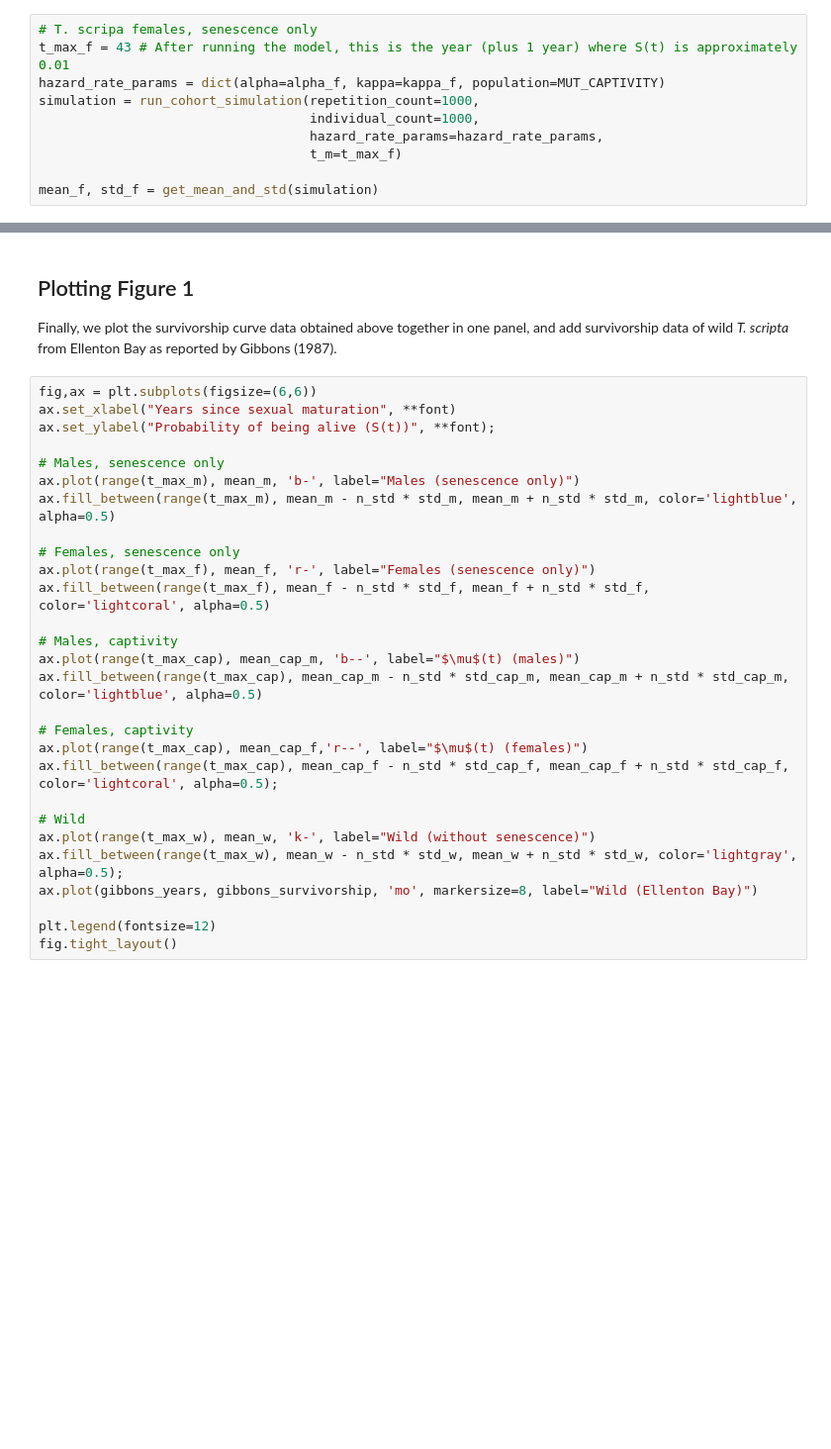
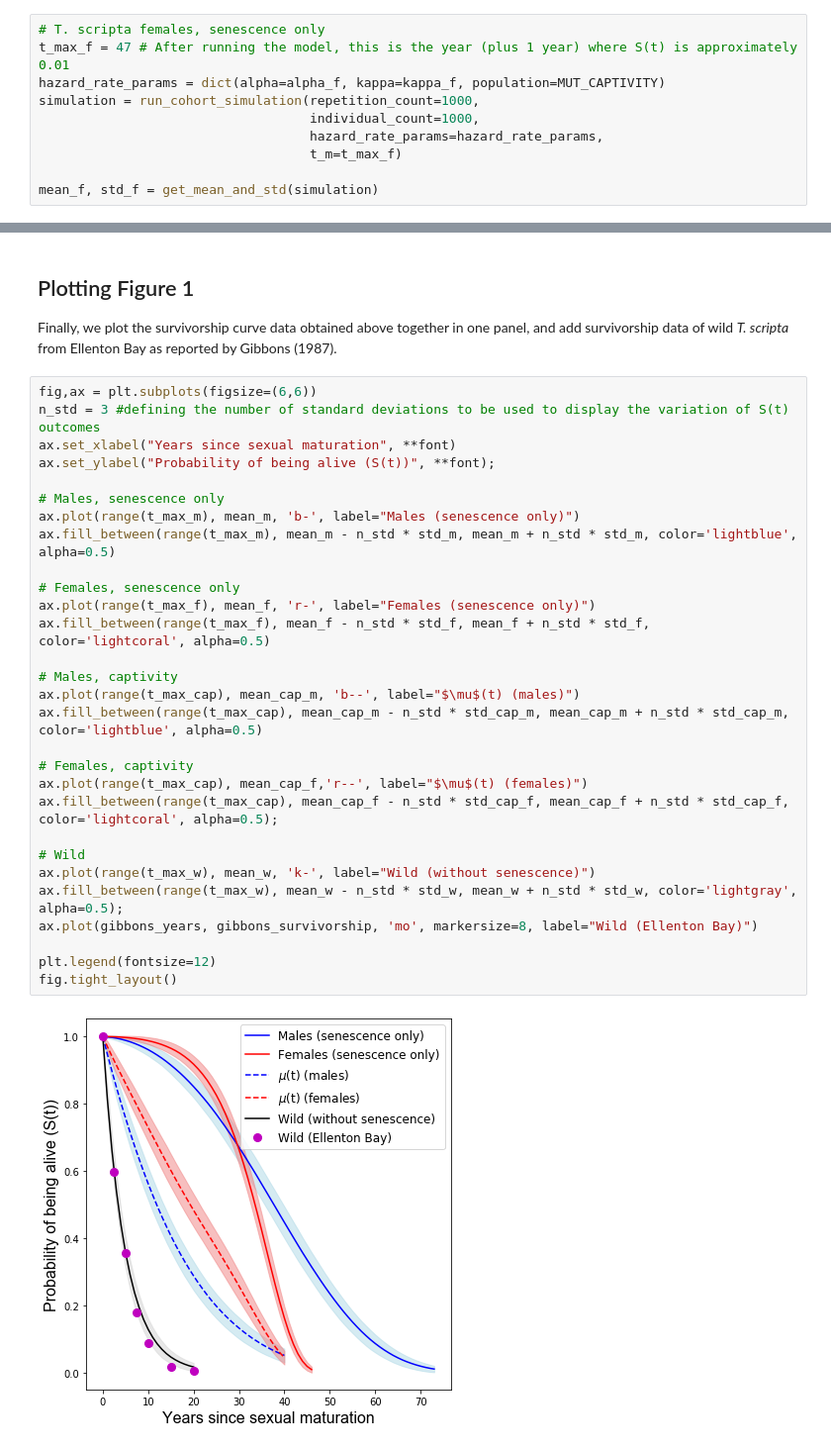
Before and after one commit to stifwo/advantageous-aging, a Jupyter notebook: case_studies/technical_comment_2022/figure_1_technical_comment.ipynb, the cells around one changed output, grey strips where cells are left out. Shown at 99% size. Saved outputs shown, nothing was run; the diff lists cells and outputs as text; blank space fills up the shorter version.

Commit message:
revised fig1 and fig 2 scripts plus adding a htm file

```diff
--- a/case_studies/technical_comment_2022/figure_1_technical_comment.ipynb
+++ b/case_studies/technical_comment_2022/figure_1_technical_comment.ipynb
@@ -221,6 +225,6 @@ mean_m, std_m = get_mean_and_std(simulation)
 # %%
-# T. scripa females, senescence only
-t_max_f = 43 # After running the model, this is the year (plus 1 year) where S(t) is approximately 0.01
+# T. scripta females, senescence only
+t_max_f = 47 # After running the model, this is the year (plus 1 year) where S(t) is approximately 0.01
 hazard_rate_params = dict(alpha=alpha_f, kappa=kappa_f, population=MUT_CAPTIVITY)
 simulation = run_cohort_simulation(repetition_count=1000,
                                    individual_count=1000,
@@ -265,29 +281,32 @@ mean_w, std_w = get_mean_and_std(simulation)
 Finally, we plot the survivorship curve data obtained above together in one panel, and add survivorship data of wild *T. scripta* from Ellenton Bay as reported by Gibbons (1987).
 # %%
 fig,ax = plt.subplots(figsize=(6,6))
+n_std = 3 #defining the number of standard deviations to be used to display the variation of S(t) outcomes
 ax.set_xlabel("Years since sexual maturation", **font)
 ax.set_ylabel("Probability of being alive (S(t))", **font);
 
 # Males, senescence only
 ax.plot(range(t_max_m), mean_m, 'b-', label="Males (senescence only)")
 ax.fill_between(range(t_max_m), mean_m - n_std * std_m, mean_m + n_std * std_m, color='lightblue', alpha=0.5)
 
 # Females, senescence only
 ax.plot(range(t_max_f), mean_f, 'r-', label="Females (senescence only)")
 ax.fill_between(range(t_max_f), mean_f - n_std * std_f, mean_f + n_std * std_f, color='lightcoral', alpha=0.5)
 
 # Males, captivity
 ax.plot(range(t_max_cap), mean_cap_m, 'b--', label="$\mu$(t) (males)")
 ax.fill_between(range(t_max_cap), mean_cap_m - n_std * std_cap_m, mean_cap_m + n_std * std_cap_m, color='lightblue', alpha=0.5)
 
 # Females, captivity
 ax.plot(range(t_max_cap), mean_cap_f,'r--', label="$\mu$(t) (females)")
 ax.fill_between(range(t_max_cap), mean_cap_f - n_std * std_cap_f, mean_cap_f + n_std * std_cap_f, color='lightcoral', alpha=0.5);
 
 # Wild
 ax.plot(range(t_max_w), mean_w, 'k-', label="Wild (without senescence)")
 ax.fill_between(range(t_max_w), mean_w - n_std * std_w, mean_w + n_std * std_w, color='lightgray', alpha=0.5);
 ax.plot(gibbons_years, gibbons_survivorship, 'mo', markersize=8, label="Wild (Ellenton Bay)")
 
 plt.legend(fontsize=12)
 fig.tight_layout()
+# %% [output]
+[figure, added]
```
Also changed, not shown: parts of 12 cells of this notebook, 2 other files.
